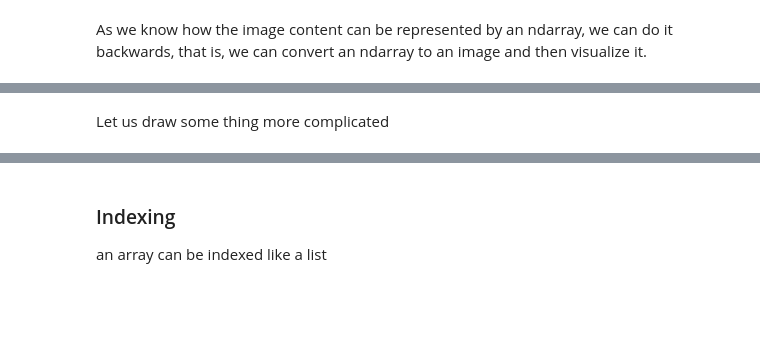
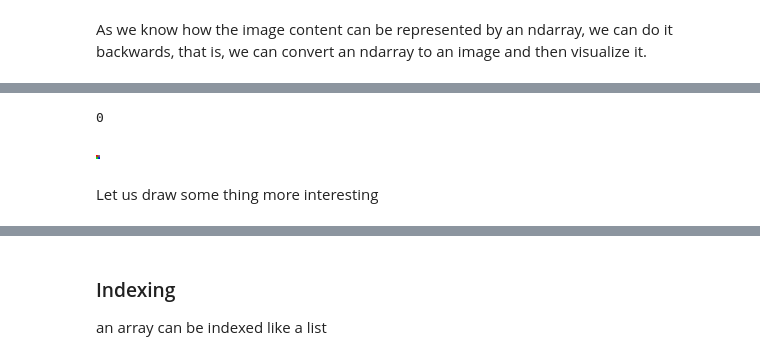
Before and after one commit to tjwei/DataScienceSoftware2024, a Jupyter notebook: 01-numpy/01-Numpy.ipynb, the cells around one changed output, grey strips where cells are left out. Drawn from its saved outputs; the diff is of its cells as text; code cells hidden in the pictures; blank space fills up the shorter version.

```diff
--- a/01-numpy/01-Numpy.ipynb
+++ b/01-numpy/01-Numpy.ipynb
@@ -175,5 +372,14 @@ Image.fromarray(x).resize((200,200), Image.NEAREST)
+# %%
+import IPython.display as display
+img = Image.fromarray(x) #.resize((200,200), Image.NEAREST)
+for i in range(1):
+    print(i)
+    display.display(img.resize((50*i+2, 50*i+2), Image.NEAREST))
+# %% [output]
+0
+[figure, added]
 # %% [markdown]
-Let us draw some thing more complicated
+Let us draw some thing more interesting
 # %%
 x = np.array([5,6,7,8])
 x[1:3]=4
```
Also changed, not shown: parts of 40 cells of this notebook, 19 other files.
